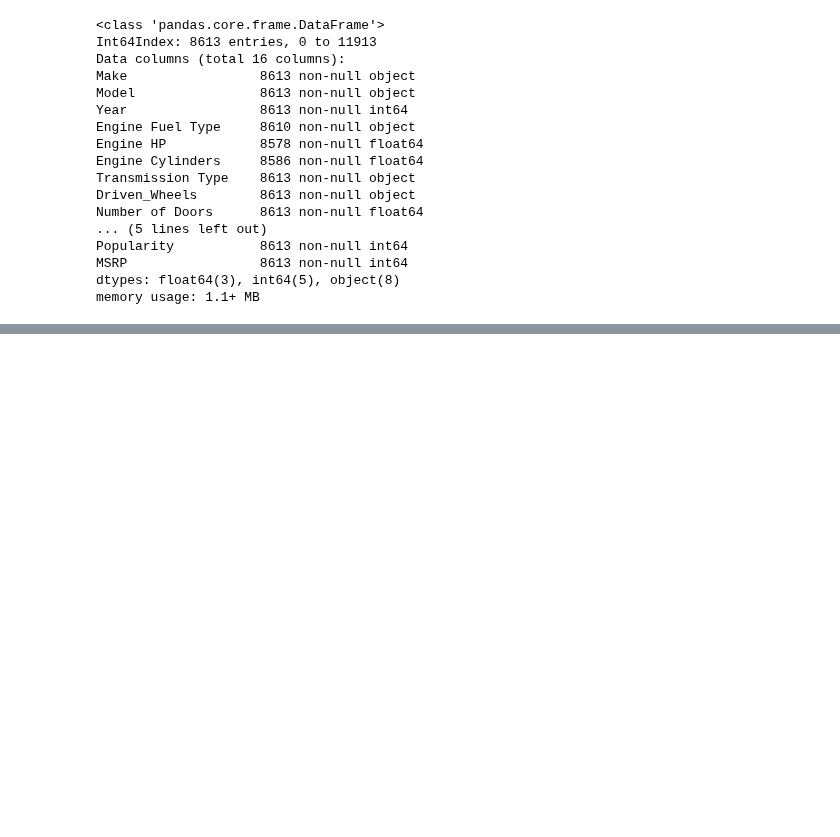
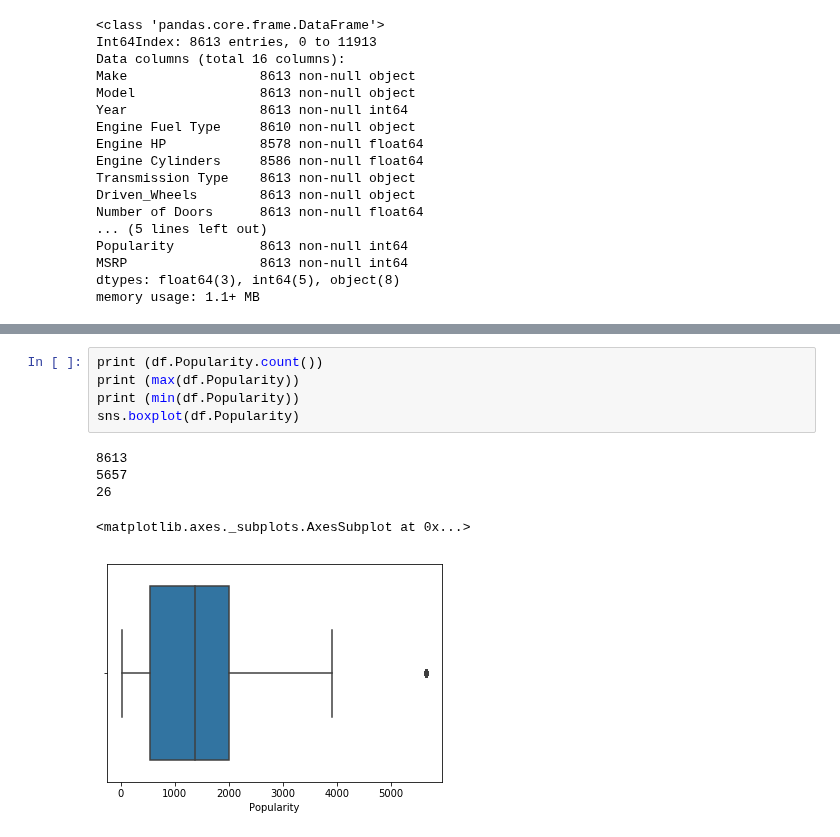
Before and after one commit to SANYAM1996/scatter-plotter, a Jupyter notebook: CAR_PROJ1.ipynb, the cells around one changed output, grey strips where cells are left out. Cells and saved outputs as stored; diff of their text form; blank space fills up the shorter version.

```diff
--- a/CAR_PROJ1.ipynb
+++ b/CAR_PROJ1.ipynb
@@ -267,0 +279,11 @@ df.describe()
+# %%
+print (df.Popularity.count())
+print (max(df.Popularity))
+print (min(df.Popularity))
+sns.boxplot(df.Popularity)
+# %% [output]
+8613
+5657
+26
+<matplotlib.axes._subplots.AxesSubplot at 0x...>
+[figure, added]
```
Also changed, not shown: parts of 9 cells of this notebook, 1 other file.
